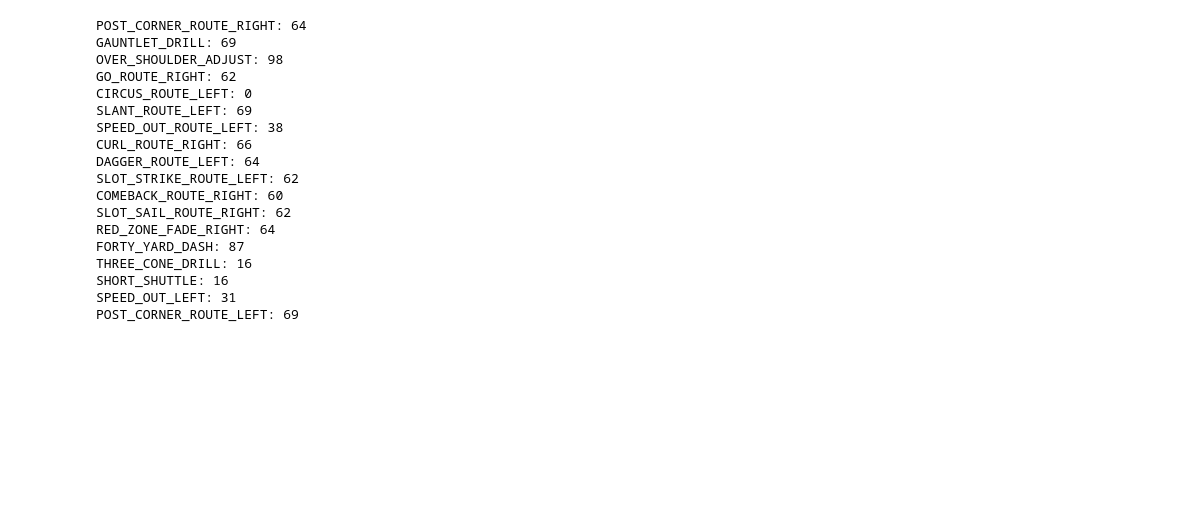
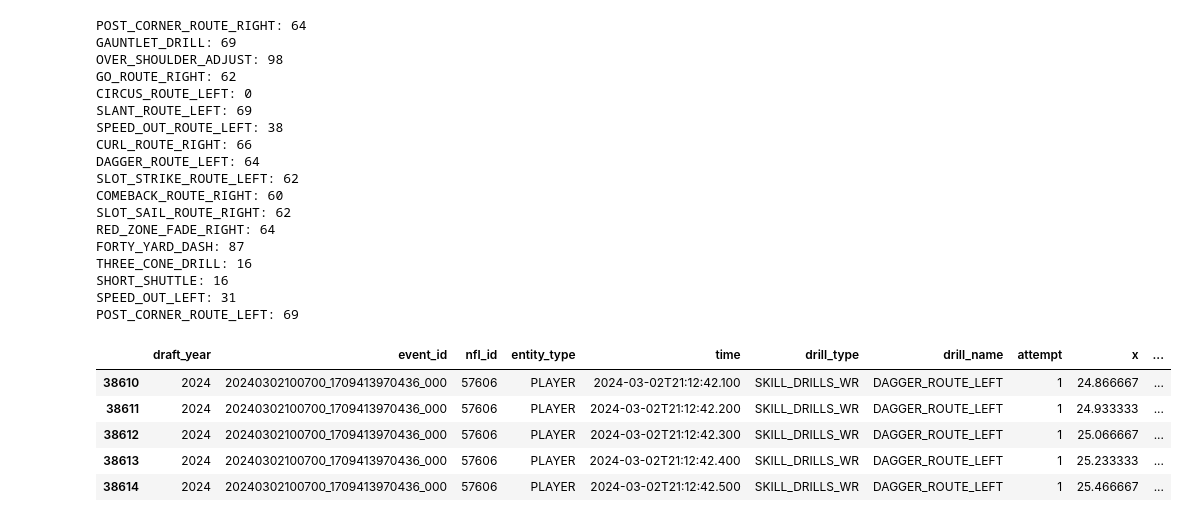
Before and after one commit to gazeng2004/nfl_big_data_project, a Jupyter notebook: notebooks/exploratory_analysis.ipynb, the cells around one changed output. Cells and saved outputs as stored; diff of their text form; code cells hidden in the pictures; blank space fills up the shorter version.

```diff
--- a/notebooks/exploratory_analysis.ipynb
+++ b/notebooks/exploratory_analysis.ipynb
@@ -5 +6,6 @@ import matplotlib.pyplot as plt
+# %%
+data_dir = "../../nfl-big-data-bowl-2027/nfl_big_bowl_dbt_data_storage/seeds/"
+big_data_dir = "../../nfl-big-data-bowl-2027/nfl_big_bowl_large_files/"
+player_csv = data_dir + "players.csv"
+combine_csv = big_data_dir + "combine_tracking.csv"
 # %%
@@ -177,3 +179,14 @@ THREE_CONE_DRILL: 16
 SHORT_SHUTTLE: 16
 SPEED_OUT_LEFT: 31
 POST_CORNER_ROUTE_LEFT: 69
+# %%
+dagger_route = tracking[(tracking.drill_name.eq("DAGGER_ROUTE_LEFT") &
+                tracking.attempt.eq(1))]
+dagger_route.head()
+# %% [output]
+|  | draft_year | event_id | nfl_id | entity_type | time | drill_type | drill_name | attempt | x | ... |
+| 38610 | 2024 | 20240302100700_1709413970436_000 | 57606 | PLAYER | 2024-03-02T21:12:42.100 | SKILL_DRILLS_WR | DAGGER_ROUTE_LEFT | 1 | 24.866667 | ... |
+| 38611 | 2024 | 20240302100700_1709413970436_000 | 57606 | PLAYER | 2024-03-02T21:12:42.200 | SKILL_DRILLS_WR | DAGGER_ROUTE_LEFT | 1 | 24.933333 | ... |
+| 38612 | 2024 | 20240302100700_1709413970436_000 | 57606 | PLAYER | 2024-03-02T21:12:42.300 | SKILL_DRILLS_WR | DAGGER_ROUTE_LEFT | 1 | 25.066667 | ... |
+| 38613 | 2024 | 20240302100700_1709413970436_000 | 57606 | PLAYER | 2024-03-02T21:12:42.400 | SKILL_DRILLS_WR | DAGGER_ROUTE_LEFT | 1 | 25.233333 | ... |
+| 38614 | 2024 | 20240302100700_1709413970436_000 | 57606 | PLAYER | 2024-03-02T21:12:42.500 | SKILL_DRILLS_WR | DAGGER_ROUTE_LEFT | 1 | 25.466667 | ... |
```
Also changed, not shown: parts of 10 cells of this notebook.
